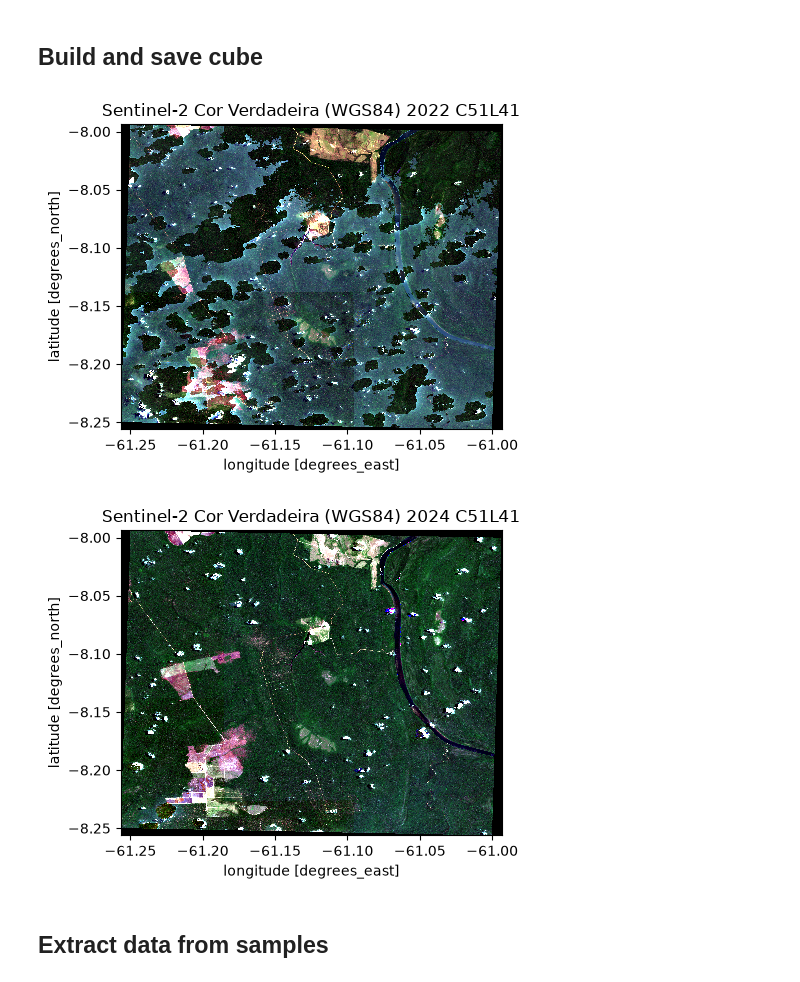
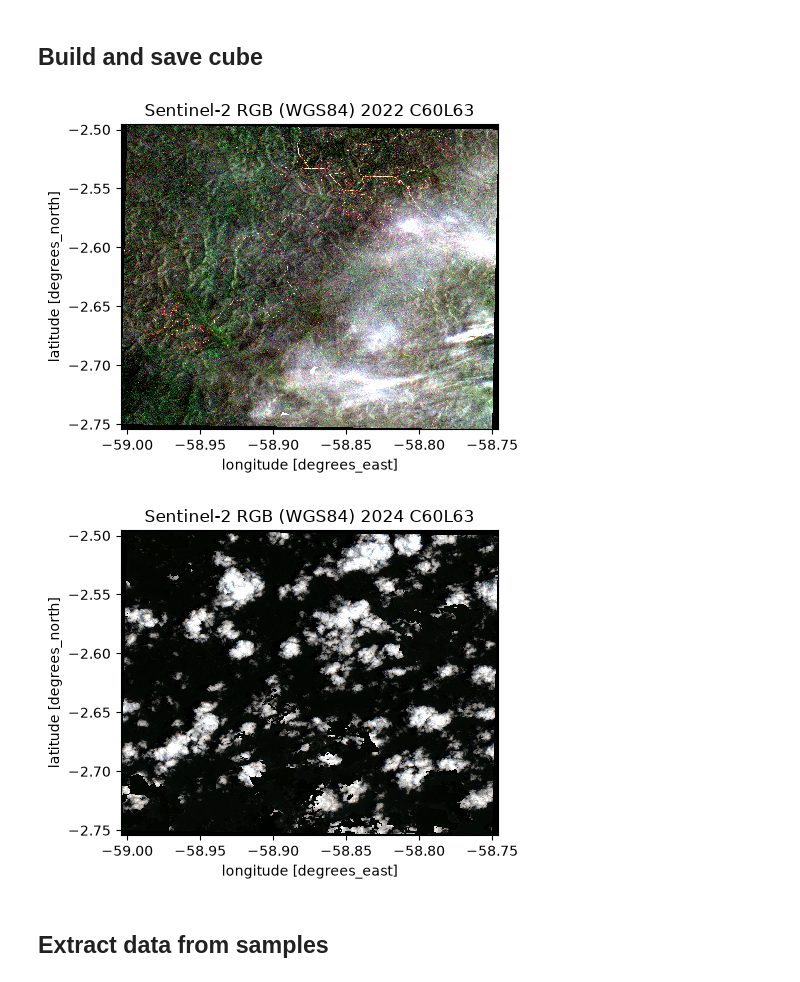
Before and after one commit to AbnerErnaniADSFatec/analise-disturbios-gfm, a Jupyter notebook: 2_simple_cube.ipynb, the cells around one changed output. Saved outputs shown, nothing was run; the diff lists cells and outputs as text; code cells hidden in the pictures.

```diff
--- a/2_simple_cube.ipynb
+++ b/2_simple_cube.ipynb
@@ -62,7 +62,7 @@ dates, tiles
 # %% [markdown]
 ## Build and save cube
 # %%
-tile_ids = ['C51L41'] # ['C60L63', 'C51L41', 'C56L49', 'C44L39', 'C51L34']
+tile_ids = ['C60L63'] # ['C60L63', 'C51L41', 'C56L49', 'C44L39', 'C51L34']
 years_ = years
 cubes = {}
 
@@ -85,36 +85,36 @@ for year in years_:
                 file.write(f"Extracting data using ({start}, {end}) in TILE: {tile_id} = ({bbox})...\n")
             # cube = simple_cube(
             #      stac_url   = STAC_URL,
             #      collection = cube_id,
             #      start_date = start,
             #      end_date   = end,
             #      bbox       = bbox,
             #      bands      = composition
             # )
             # save_xarray(cube, f'{output_dir}/cube_sentinel2_{year}_{tile_id}.nc')
             with open(logs_file, "a", encoding="utf-8") as file:
                 file.write(f"Finish extraction data using ({start}, {end}) in TILE: {tile_id} = ({bbox})...\n\n")
         else:
             with open(logs_file, "a", encoding="utf-8") as file:
                 file.write(f"Data extraction is done for ({start}, {end}) in TILE: {tile_id} = ({bbox})...\n\n")
             cube = load_xarray(cube_file_name)
             cubes[year][tile_id] = cube
             if plot:
                 time_idx = 17
                 cube_ = cube.isel(time = time_idx)
                 cube_ = cube_.rio.reproject(WGS84_WKT)
                 cube_ = normalize_rgb(cube_)
                 plot_xarray_(
                     cube_,
                     bands=["red", "green", "blue"],
-                    title=f"Sentinel-2 Cor Verdadeira (WGS84) {year} {tile_id}",
+                    title=f"Sentinel-2 RGB (WGS84) {year} {tile_id}",
                     figsize=(5, 4)
                 )
 with open(logs_file, "a", encoding="utf-8") as file:
     file.write(f"Finish extraction!\n\n\n")
 # %% [output]
-[figure, old version]
+[figure, new version]
-[figure, old version]
+[figure, new version]
 # %% [markdown]
 ## Extract data from samples
 # %%
```
Also changed, not shown: 8 other files.
